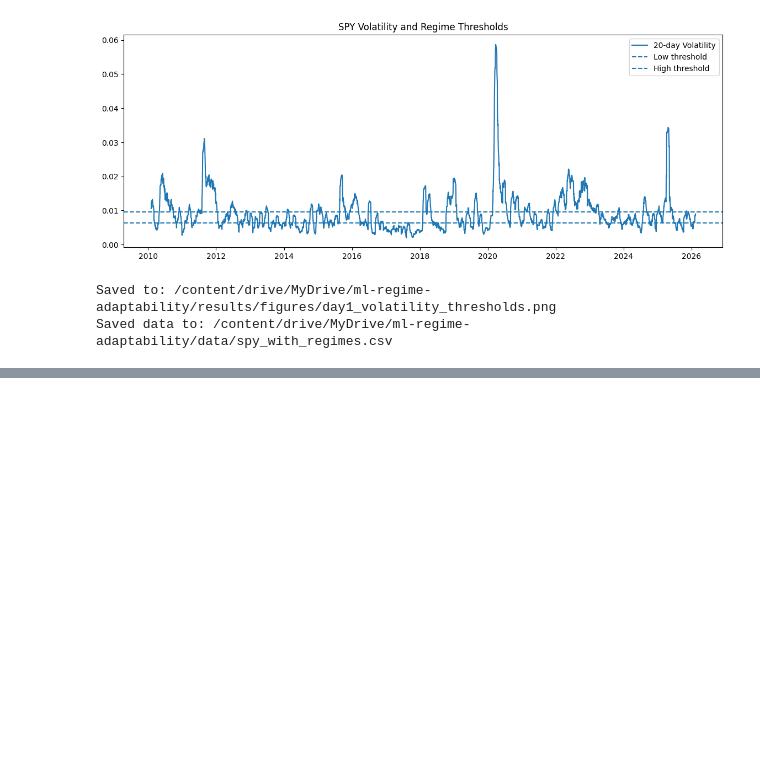
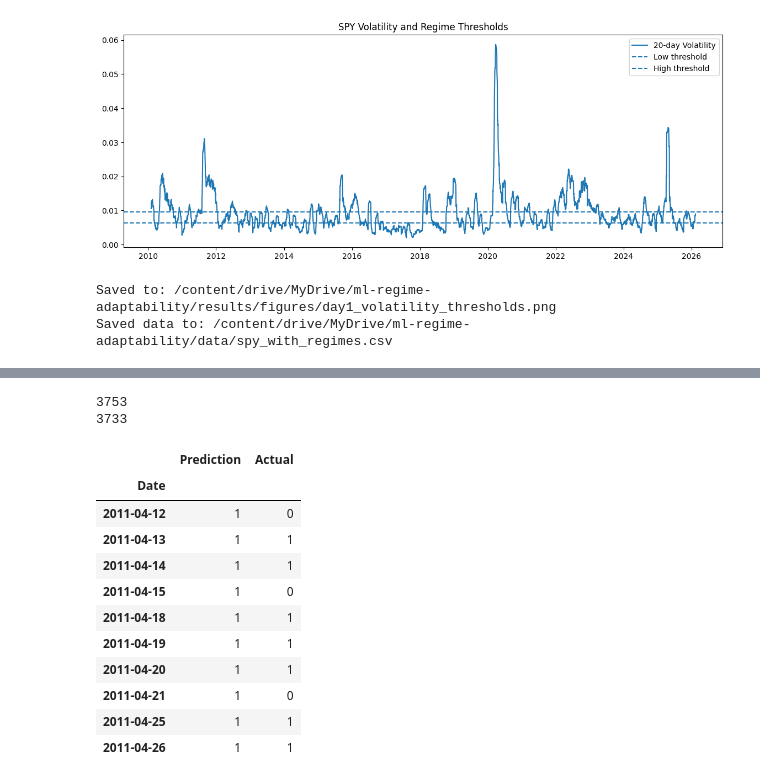
Before and after one commit to dhritiburugupalli/regime-adaptability, a Jupyter notebook: regime_adaptability.ipynb, the cells around one changed output, grey strips where cells are left out. Saved outputs shown, nothing was run; the diff lists cells and outputs as text; code cells hidden in the pictures; blank space fills up the shorter version.

```diff
--- a/regime_adaptability.ipynb
+++ b/regime_adaptability.ipynb
@@ -308,0 +305,28 @@ Folders created under: /content/drive/MyDrive/ml-regime-adaptability
+# %%
+# walk forward loop
+predictions = []
+true_values = []
+dates = []
+
+model = LogisticRegression(max_iter=1000)
+
+for i in range(window, len(X)):
+
+    # Training data (past window)
+    X_train = X.iloc[i-window:i]
+    y_train = y.iloc[i-window:i]
+
+    # Test data (today)
+    X_test = X.iloc[i:i+1]
+    y_test = y.iloc[i]
+
+    # Train model
+    model.fit(X_train, y_train)
+
+    # Predict
+    pred = model.predict(X_test)[0]
+
+    # Store results
+    predictions.append(pred)
+    true_values.append(y_test)
+    dates.append(X.index[i])
@@ -308,0 +350,23 @@ Folders created under: /content/drive/MyDrive/ml-regime-adaptability
+# %%
+# check
+print(4005-252)
+print(len(results))
+
+# checks to make sure model predictions vary & data moves forward
+results["Prediction"].value_counts()
+results.head(10)
+# %% [output]
+3753
+3733
+|  | Prediction | Actual |
+| Date |  |  |
+| 2011-04-12 | 1 | 0 |
+| 2011-04-13 | 1 | 1 |
+| 2011-04-14 | 1 | 1 |
+| 2011-04-15 | 1 | 0 |
+| 2011-04-18 | 1 | 1 |
+| 2011-04-19 | 1 | 1 |
+| 2011-04-20 | 1 | 1 |
+| 2011-04-21 | 1 | 0 |
+| 2011-04-25 | 1 | 1 |
+| 2011-04-26 | 1 | 1 |
```
Also changed, not shown: parts of 18 cells of this notebook.
